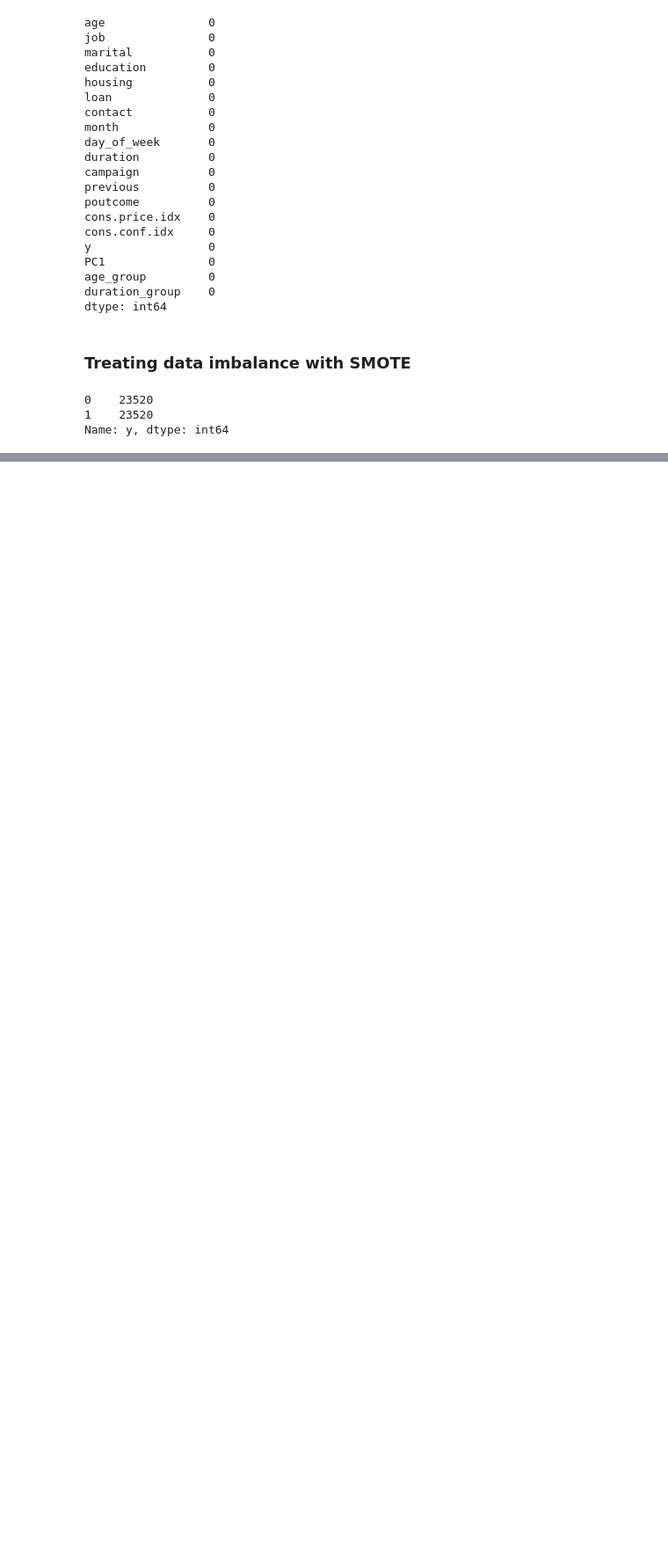
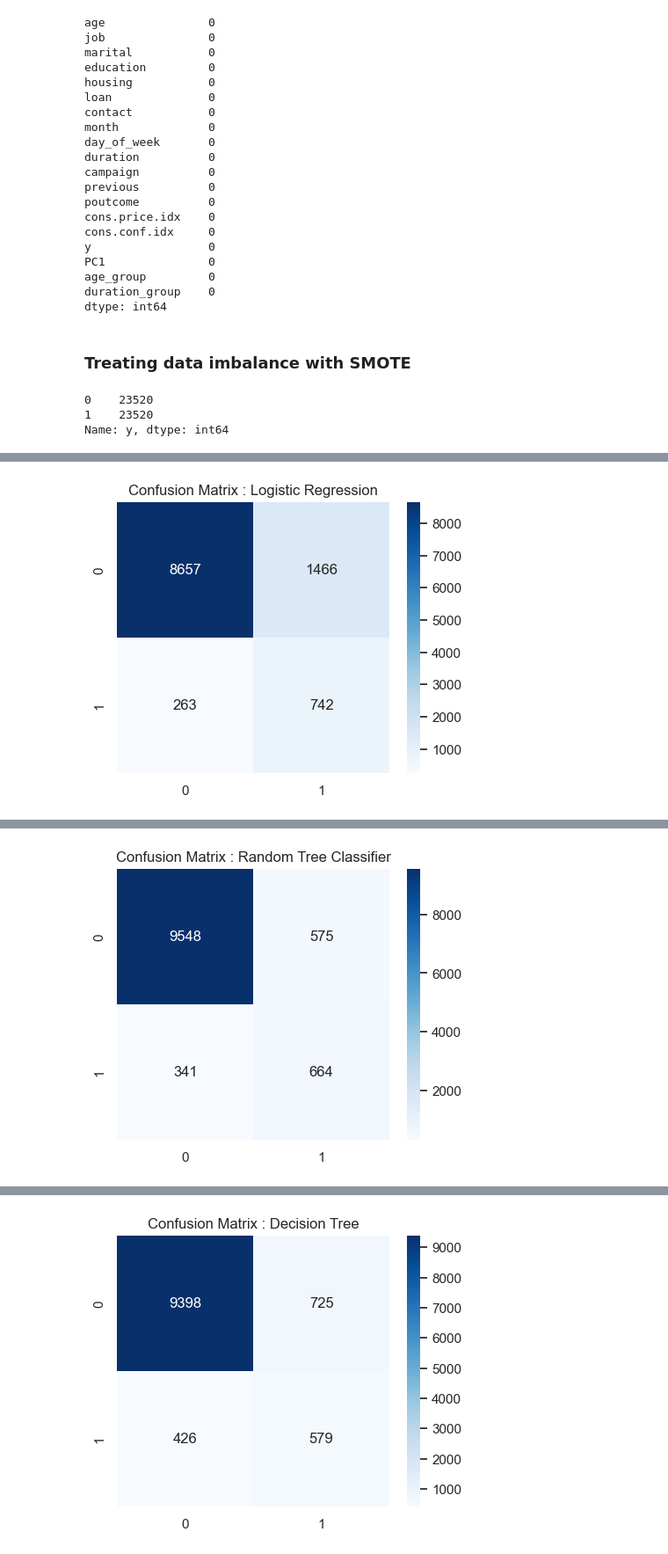
Before and after one commit to singhanuj695/Data-glacier-Group-Project, a Jupyter notebook: Week-11/Week_11.ipynb, the cells around one changed output, grey strips where cells are left out. Shown at 88% size. Cells and saved outputs as stored; diff of their text form; code cells hidden in the pictures; blank space fills up the shorter version.

```diff
--- a/Week-11/Week_11.ipynb
+++ b/Week-11/Week_11.ipynb
@@ -682,3 +572,0 @@ Test Accuracy: 0.91
-# %%
-knn = KNeighborsClassifier()
-knn.fit(X_train, Y_train)
@@ -706,3 +572,0 @@ Test Accuracy: 0.86
-# %%
-gb=GradientBoostingClassifier()
-gb.fit(X_train, Y_train)
@@ -740,2 +572,0 @@ voting_hard = VotingClassifier(
-# %%
-voting_hard.fit(X_train, Y_train)
@@ -783,2 +572,0 @@ voting_soft = VotingClassifier(
-# %%
-voting_soft.fit(X_train, Y_train)
@@ -819,0 +573,52 @@ Test Accuracy: 0.91
+# %%
+#1 Logistic regression
+log = LogisticRegression(max_iter = 1000)
+
+#2 Random Tree Classifier
+random = RandomForestClassifier()
+
+#3 Decision Tree
+dtree = DecisionTreeClassifier()
+
+#4 XG Boost
+xgb_model = XGBClassifier()
+
+#4 KNN
+knn = KNeighborsClassifier()
+
+#5 Gradient Boosting
+gb=GradientBoostingClassifier()
+
+
+xgb = XGBClassifier()
+rfc = RandomForestClassifier(random_state=42, n_jobs=-1)
+dtree = DecisionTreeClassifier()
+
+#6 Voting Hard
+voting_hard = VotingClassifier(
+    estimators=[('random_forest', rfc), ('xg_boost', xgb),('decision_tree', dtree)],
+    voting='hard')
+
+#7 Voting Soft
+voting_soft = VotingClassifier(
+    estimators=[('random_forest', rfc), ('xg_boost', xgb),('decision_tree', dtree)],
+    voting='soft')
+
+cv_dict = {0: 'Logistic Regression', 1:'Random Tree Classifier', 2: 'Decision Tree', 3: 'Xg Boost', 4: 'K Nearest Neighbors', 5: 'Gradient Boosting', 6:'Voting Classifier(Hard)', 7 : 'Voting Classifier(Soft)'}
+cv_models=[log,random,dtree,xgb,knn,gb,voting_hard,voting_soft]
+
+
+for i,model in enumerate(cv_models):
+
+    print('=================================================================\n')
+    print(cv_dict[i],'\n')
+
+    print("{} Train Accuracy: {} %\n".format(cv_dict[i],round(cross_val_score(model, X_train, Y_train, cv=10, scoring ='accuracy').mean()*100,2)))
+
+    model.fit(X_train, Y_train)
+    ypred = model.predict(X_test)
+
+    printClassificationAndConfusionMatrix(Y_test,ypred,cv_dict[i])
+
+    print('------------------------------------------------------------------------')
+# %% [output]
@@ -819,0 +643 @@ Test Accuracy: 0.91
+[figure, added]
@@ -819,0 +663 @@ Test Accuracy: 0.91
+[figure, added]
@@ -819,0 +683 @@ Test Accuracy: 0.91
+[figure, added]
```
Also changed, not shown: parts of 33 cells of this notebook.
